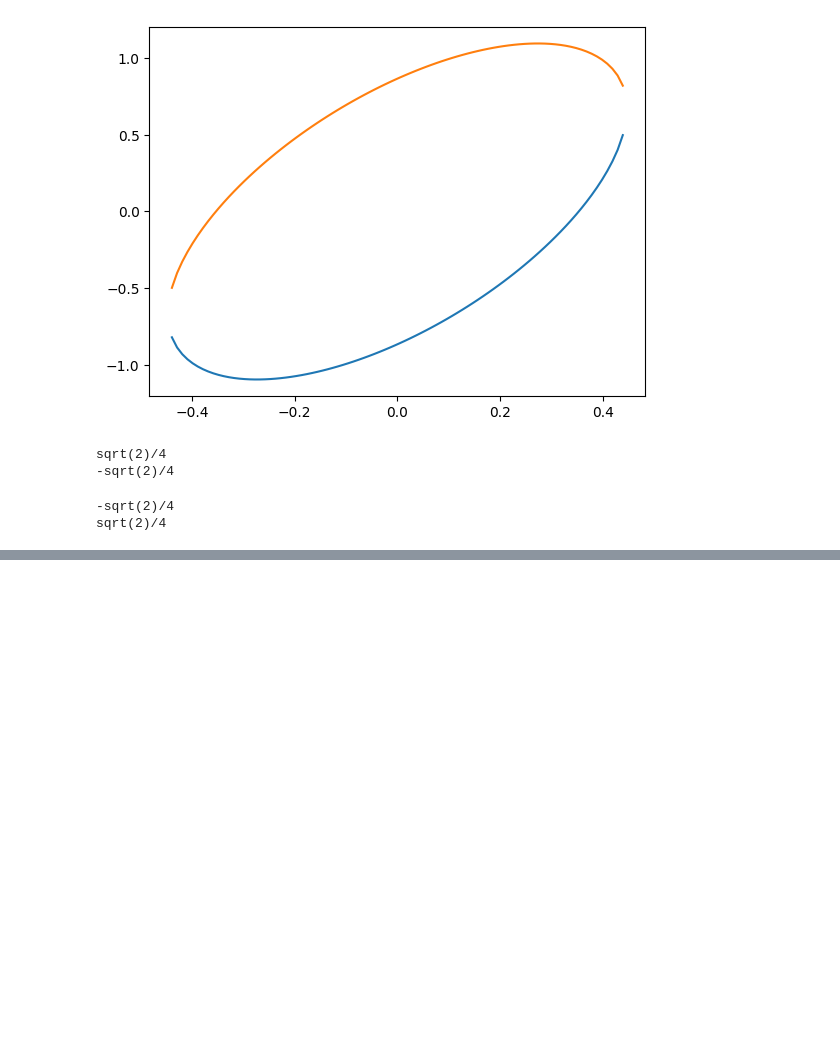
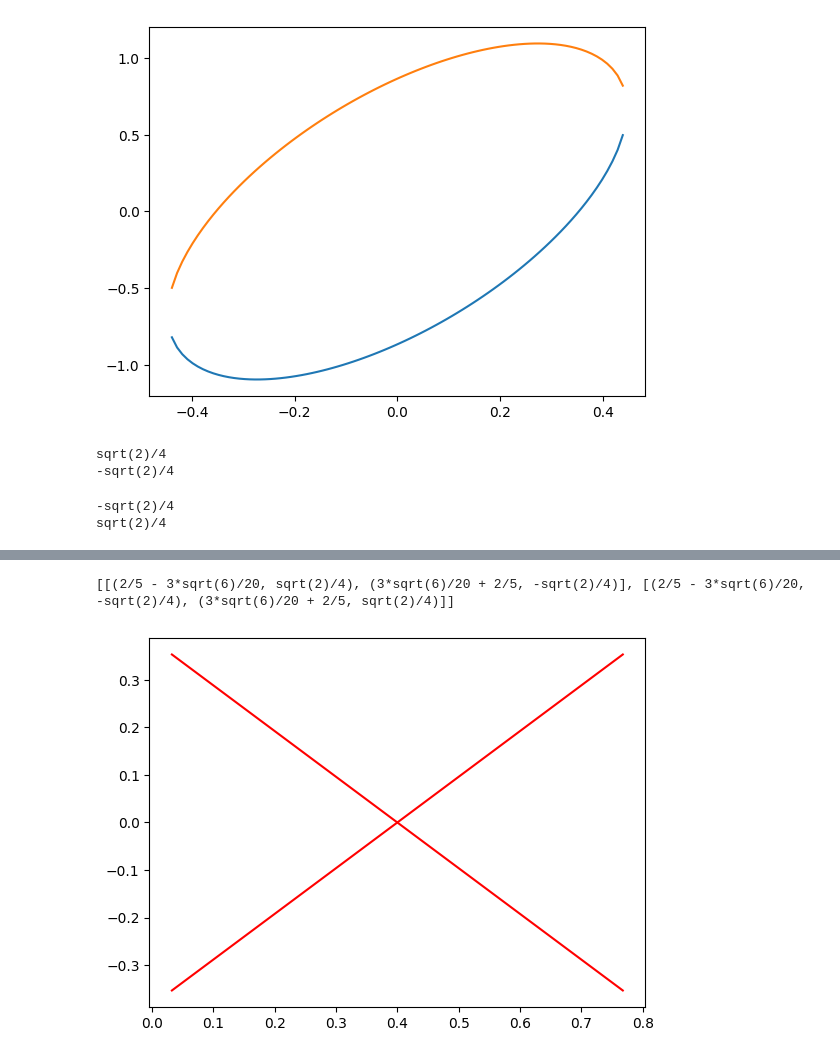
Before and after one commit to CarlKCarlK/perfect-physics, a Jupyter notebook: part_5_pydata_d.ipynb, the cells around one changed output, grey strips where cells are left out. Saved outputs shown, nothing was run; the diff lists cells and outputs as text; code cells hidden in the pictures; blank space fills up the shorter version.

```diff
--- a/part_5_pydata_d.ipynb
+++ b/part_5_pydata_d.ipynb
@@ -206,0 +223,21 @@ $\displaystyle - \sqrt{3} \hat{a}_{vx} + 2$
+# %%
+# find the values of ahat_vy in which the speed relative to b is zero (and then c)
+
+import sympy as sp
+
+line_line = []
+for speeder in [speed_a_b, speed_a_c]:
+    line = []
+    for index in [0, 1]:
+        ax, bx, by, cx, cy =  list(minipool)[index]
+        speed = speeder.subs({ahat_vx: ax, bhat_vx: bx, bhat_vy: by, chat_vx: cx, chat_vy: cy})
+        sol = sp.solve(Eq(speed,0), ahat_vy)
+        ay = list(sol)[0]
+        ax, bx, by, cx, cy =  list(minipool)[index].subs(ahat_vy, ay)
+        line.append((ax,ay))
+    line_line.append(line)
+    plt.plot([x for x,y in line], [y for x,y in line], "r-")
+print(line_line)
+# %% [output]
+[[(2/5 - 3*sqrt(6)/20, sqrt(2)/4), (3*sqrt(6)/20 + 2/5, -sqrt(2)/4)], [(2/5 - 3*sqrt(6)/20, -sqrt(2)/4), (3*sqrt(6)/20 + 2/5, sqrt(2)/4)]]
+[figure, added]
```
Also changed, not shown: parts of 9 cells of this notebook.
